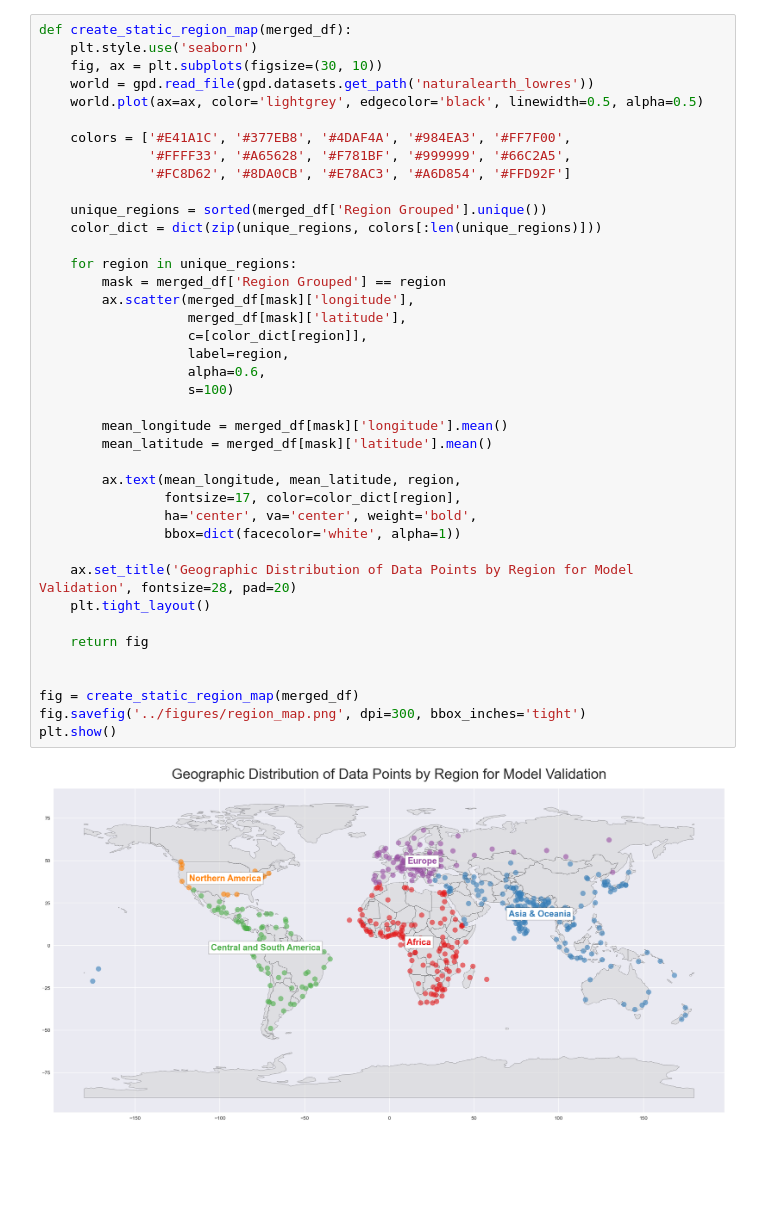
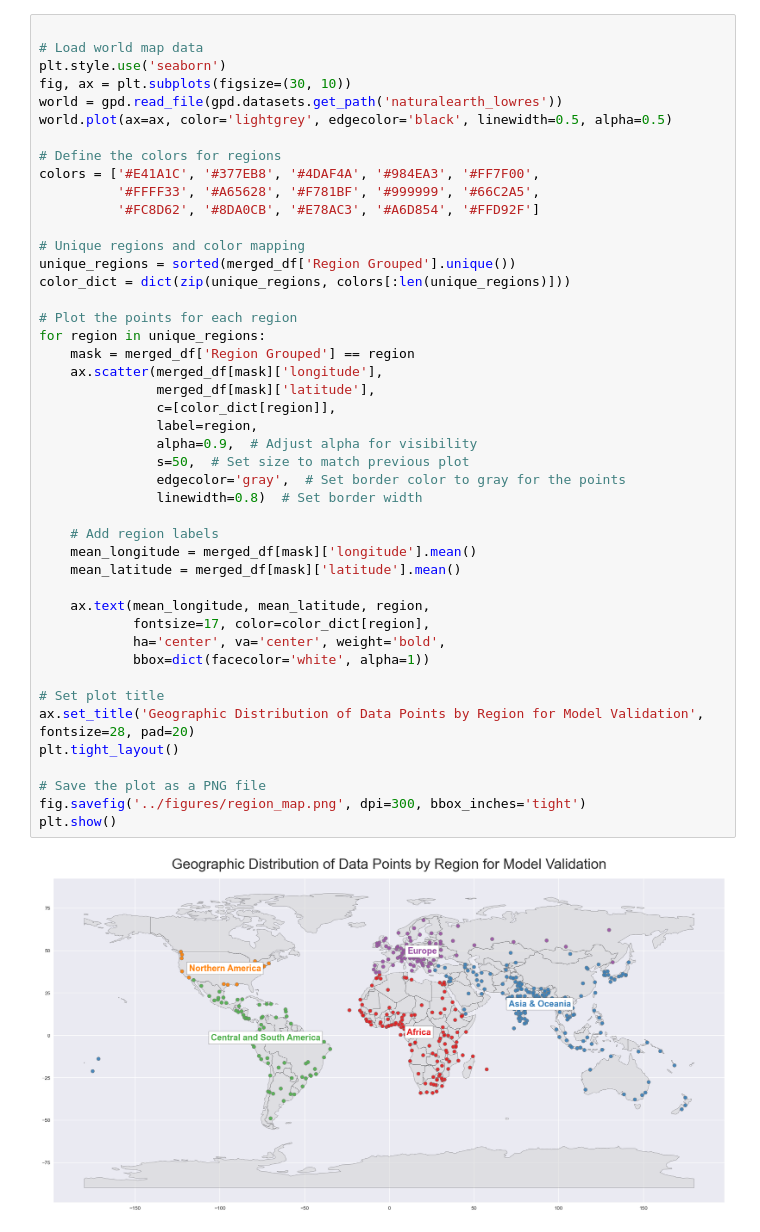
Before and after one commit to AliciaXia222/Capstone-Team-Climate-Trace, a Jupyter notebook: notebooks/07_Plots.ipynb, the cells around one changed output. Saved outputs shown, nothing was run; the diff lists cells and outputs as text; blank space fills up the shorter version.

```diff
--- a/notebooks/07_Plots.ipynb
+++ b/notebooks/07_Plots.ipynb
@@ -20,42 +21,47 @@ merged_df.head()
 # %%
-def create_static_region_map(merged_df):
-    plt.style.use('seaborn')
-    fig, ax = plt.subplots(figsize=(30, 10))
-    world = gpd.read_file(gpd.datasets.get_path('naturalearth_lowres'))
-    world.plot(ax=ax, color='lightgrey', edgecolor='black', linewidth=0.5, alpha=0.5)
 
-    colors = ['#E41A1C', '#377EB8', '#4DAF4A', '#984EA3', '#FF7F00',
-              '#FFFF33', '#A65628', '#F781BF', '#999999', '#66C2A5',
-              '#FC8D62', '#8DA0CB', '#E78AC3', '#A6D854', '#FFD92F']
+# Load world map data
+plt.style.use('seaborn')
+fig, ax = plt.subplots(figsize=(30, 10))
+world = gpd.read_file(gpd.datasets.get_path('naturalearth_lowres'))
+world.plot(ax=ax, color='lightgrey', edgecolor='black', linewidth=0.5, alpha=0.5)
 
-    unique_regions = sorted(merged_df['Region Grouped'].unique())
-    color_dict = dict(zip(unique_regions, colors[:len(unique_regions)]))
+# Define the colors for regions
+colors = ['#E41A1C', '#377EB8', '#4DAF4A', '#984EA3', '#FF7F00',
+          '#FFFF33', '#A65628', '#F781BF', '#999999', '#66C2A5',
+          '#FC8D62', '#8DA0CB', '#E78AC3', '#A6D854', '#FFD92F']
 
-    for region in unique_regions:
-        mask = merged_df['Region Grouped'] == region
-        ax.scatter(merged_df[mask]['longitude'],
-                   merged_df[mask]['latitude'],
-                   c=[color_dict[region]],
-                   label=region,
-                   alpha=0.6,
-                   s=100)
+# Unique regions and color mapping
+unique_regions = sorted(merged_df['Region Grouped'].unique())
+color_dict = dict(zip(unique_regions, colors[:len(unique_regions)]))
 
-        mean_longitude = merged_df[mask]['longitude'].mean()
-        mean_latitude = merged_df[mask]['latitude'].mean()
+# Plot the points for each region
+for region in unique_regions:
+    mask = merged_df['Region Grouped'] == region
+    ax.scatter(merged_df[mask]['longitude'],
+               merged_df[mask]['latitude'],
+               c=[color_dict[region]],
+               label=region,
+               alpha=0.9,  # Adjust alpha for visibility
+               s=50,  # Set size to match previous plot
+               edgecolor='gray',  # Set border color to gray for the points
+               linewidth=0.8)  # Set border width
 
-        ax.text(mean_longitude, mean_latitude, region,
-                fontsize=17, color=color_dict[region],
-                ha='center', va='center', weight='bold',
-                bbox=dict(facecolor='white', alpha=1))
+    # Add region labels
+    mean_longitude = merged_df[mask]['longitude'].mean()
+    mean_latitude = merged_df[mask]['latitude'].mean()
 
-    ax.set_title('Geographic Distribution of Data Points by Region for Model Validation', fontsize=28, pad=20)
-    plt.tight_layout()
+    ax.text(mean_longitude, mean_latitude, region,
+            fontsize=17, color=color_dict[region],
+            ha='center', va='center', weight='bold',
+            bbox=dict(facecolor='white', alpha=1))
 
-    return fig
+# Set plot title
+ax.set_title('Geographic Distribution of Data Points by Region for Model Validation', fontsize=28, pad=20)
+plt.tight_layout()
 
-
-fig = create_static_region_map(merged_df)
+# Save the plot as a PNG file
 fig.savefig('../figures/region_map.png', dpi=300, bbox_inches='tight')
 plt.show()
 # %% [output]
-[figure, old version]
+[figure, new version]
```
Also changed, not shown: parts of 2 cells of this notebook, 3 other files.
